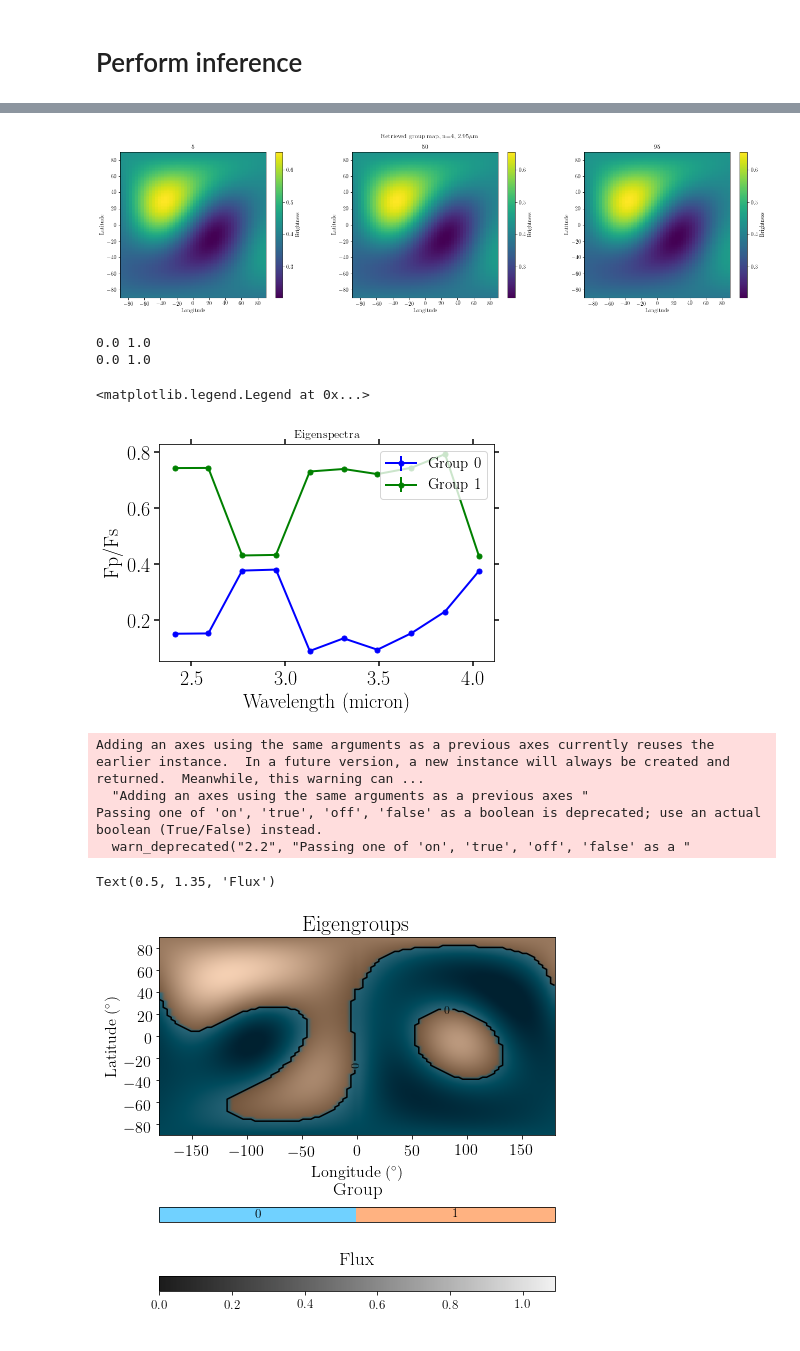
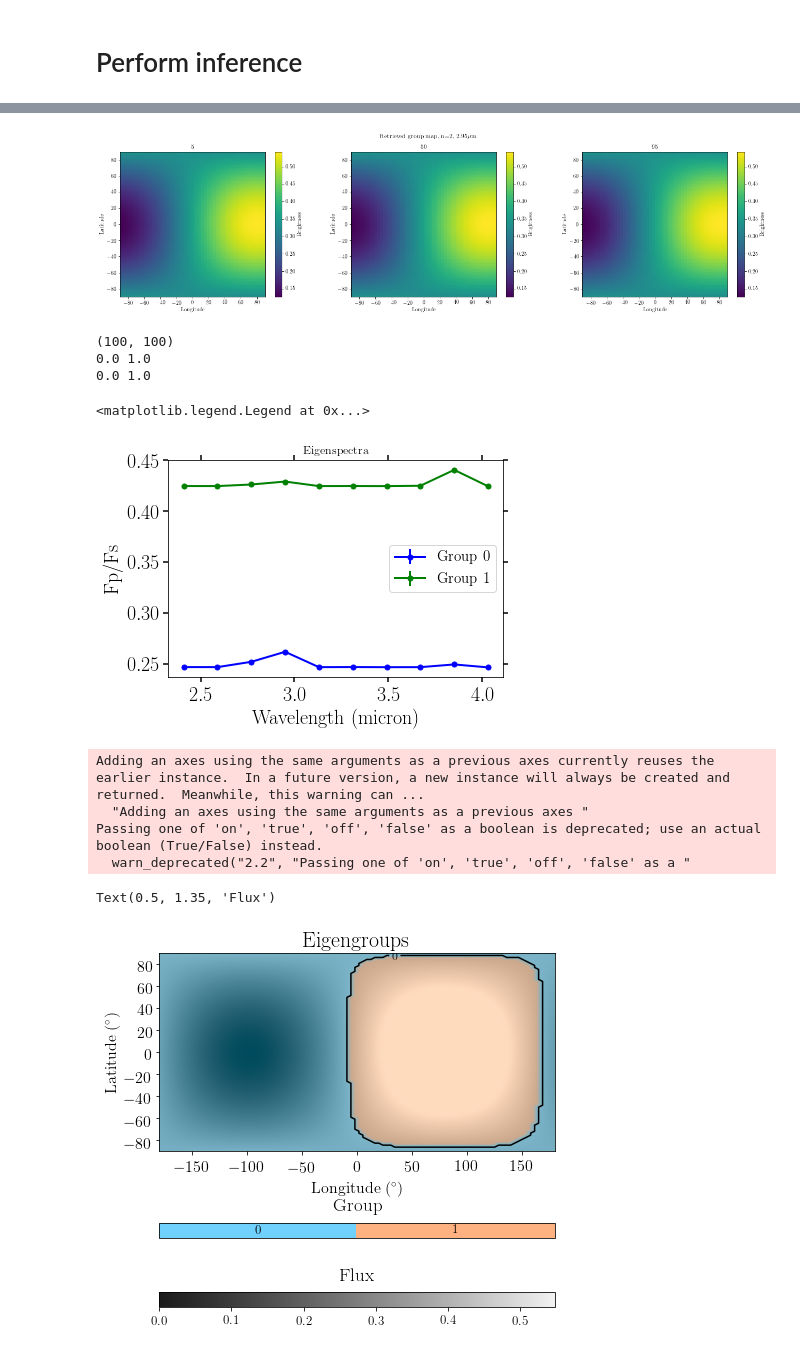
Before and after one commit to multidworlds/eigenspectra, a Jupyter notebook: master_spidermanalltheway.ipynb, the cells around one changed output, grey strips where cells are left out. Cells and saved outputs as stored; diff of their text form; code cells hidden in the pictures.

Commit message:
changes to keep kmeans on dayside only

```diff
--- a/master_spidermanalltheway.ipynb
+++ b/master_spidermanalltheway.ipynb
@@ -134,7 +134,7 @@ show_orig_map(lamhr, spaxels);
 # %% [markdown]
 # Generate new input lightcurves
 # %%
-model_name = "quadrants_megantest"
+model_name = "hemis_vert_nofix"
 
 # Generate the multi-wavelength eclipse lightcurves using starry
 time, lam, dlam, lcurves = gen_lightcurves.create_lightcurves_with_starry(lamhr, spaxels,
@@ -272,20 +306,11 @@ def all_sph_degrees(waveInd=5):
         get_map_and_plot(waveInd=waveInd,degree=oneDegree)
 # %%
 dataDir='data/sph_harmonic_coefficients_full_samples/'+model_name+'/'
-waves, lats, lons = get_map_and_plot(waveInd=3,degree=4,dataDir=dataDir) #FINDME: using a different waveInd will show maps at a different wavelength; using a different degree will show a fit with a different number of spherical harmonics
+waves, lats, lons = get_map_and_plot(waveInd=3,degree=2,dataDir=dataDir) #FINDME: using a different waveInd will show maps at a different wavelength; using a different degree will show a fit with a different number of spherical harmonics
 #print(np.min(lats),np.max(lats),np.min(lons),np.min(lons))
 #print(lats)
-# tmp = np.load("{}spherearray_deg_{}.npz".format(dataDir,3))
-# outDictionary = tmp['arr_0'].tolist()
-# samples = outDictionary['spherical coefficients']
-# waves = outDictionary['wavelength (um)']
-# inputArr = np.zeros([len(waves),samples.shape[1]+1])
-# print(np.shape(samples),np.shape(samples[0]),np.shape(waves),np.shape(inputArr))
-# inputArr[:,0] = waves
-# inputArr[:,1:] = samples[0].transpose()
-# print(samples[0,:,1])
 # %% [output]
-[figure, old version]
+[figure, new version]
 # %%
 def find_groups(dataDir,ngroups=4,degree=2,
                 londim=100, latdim=100,
@@ -346,7 +409,7 @@ def find_groups(dataDir,ngroups=4,degree=2,
         eigenspectra_draws_final, kgroup_draws_final = eigenspectra_draws, kgroup_draws
     return eigenspectra_draws_final, kgroup_draws_final, maps
 # %%
-degree=4 #FINDME: change this to investigate fits with different numbers of spherical harmonics
+degree=2 #FINDME: change this to investigate fits with different numbers of spherical harmonics
 ngroups=2 #FINDME: change ngroups to cluster the data into a different number of eigengroups
 eigenspectra_draws, kgroup_draws, maps = find_groups(dataDir,degree=degree,trySamples=200,ngroups=ngroups)
 #print(kgroup_draws)
@@ -355,6 +418,8 @@ eigenspectra_draws, kgroup_draws, maps = find_groups(dataDir,degree=degree,trySa
 eigenspectra = np.mean(eigenspectra_draws, axis=0)
 eigenerrs = np.std(eigenspectra_draws, axis=0)
 kgroups = np.mean(kgroup_draws, axis=0)
+print(np.shape(kgroups))
+#waves=np.array([2.41,2.59,2.77,2.95,3.13,3.31,3.49,3.67,3.85,4.03])
 #print(kgroups)
 test=np.around(kgroups,decimals=0)
 print(np.min(kgroups),np.max(kgroups))
@@ -372,12 +437,14 @@ p.legend(fontsize=15)
 #p.show()
 #p.savefig('plots/eigenmap_and_spec/'+'quadrant_spectra_deg6_2groups_error_bars.pdf',bbox_inches='tight')
 # %% [output]
+(100, 100)
 0.0 1.0
 0.0 1.0
 <matplotlib.legend.Legend at 0x...>
-[figure, old version]
+[figure, new version]
 # %%
-full_extent = np.array([np.min(lons),np.max(lons),np.min(lats),np.max(lats)])/np.pi*180
+#full_extent = np.array([np.min(lons),np.max(lons),np.min(lats),np.max(lats)])/np.pi*180 #for full map
+full_extent = np.array([-90.,90.,-90.,90.]) #for dayside only
 # londim, latdim = np.shape(maps)[1:]
 
 maps_mean = np.average(maps, axis=0)
@@ -386,11 +453,13 @@ maps_error = np.std(maps, axis=0)
 cmap = cc.cm['isolum']
 cmap_grey = cc.cm['linear_grey_10_95_c0']
 # norm = Normalize(vmin=np.min(maps_mean), vmax=np.max(maps_mean))
+londim=100
 # %%
 p.figure(figsize=(10,6.5))
 p.title('Eigengroups', fontsize=22)
 kround=np.around(kgroups)
-
+contlons=lons[:,londim//4:-londim//4]
+contlats=lats[:,londim//4:-londim//4]
 
 group_map = generate_map2d(hue_quantity=kround,
                            lightness_quantity=maps_mean,
@@ -398,7 +467,7 @@ group_map = generate_map2d(hue_quantity=kround,
                            scale_min=10,
                            scale_max=90)
 p.imshow(group_map, extent=full_extent, interpolation='gaussian')
-CS = p.contour(lons/np.pi*180, -lats/np.pi*180, kround,
+CS = p.contour(contlons/np.pi*180, -contlats/np.pi*180, kround,
                levels=np.arange(ngroups), colors='k', linestyles=['solid', 'dashed', 'dotted'])
 
 p.clabel(CS, inline=1, fmt='%1.0f', fontsize=12)
@@ -414,34 +483,34 @@ scalarMap_group = cm.ScalarMappable(norm=cNorm_group, cmap=cmap_group)
 
 cmap_flux = cmap_grey
 cNorm_flux  = Normalize(vmin=0, vmax=np.nanmax(maps_mean))
 scalarMap_flux = cm.ScalarMappable(norm=cNorm_flux, cmap=cmap_flux)
 
 bounds = np.linspace(-0.5, ngroups-0.5, ngroups+1)
 norm_group = BoundaryNorm(bounds, cmap_group.N)
 
 divider = make_axes_locatable(p.axes())
 ax2 = divider.append_axes("bottom", size="7.5%", pad=1)
 cb = colorbar.ColorbarBase(ax2, cmap=cmap_group, norm=norm_group, spacing="proportional", orientation='horizontal', ticks=np.arange(0, ngroups, 1), boundaries=bounds)
 cb.ax.xaxis.set_minor_formatter(FormatStrFormatter('%.1g'))
 cb.ax.tick_params(axis='x', labelsize=13)
 cb.ax.tick_params(axis='x', direction='inout',  top='off', bottom='off',
                   labeltop='on', labelbottom='off', labelsize=13, pad=-15)
 cb.ax.set_title('Group', y=1.35, fontsize=19)
 
 ax3 = divider.append_axes("bottom", size="7.5%", pad=0.75)
 cb = colorbar.ColorbarBase(ax3, cmap=cmap_flux, norm=cNorm_flux, orientation='horizontal')
 cb.ax.tick_params(axis='x', labelsize=13)
 cb.ax.set_title('Flux', y=1.35, fontsize=19)
 
 #for filetype in ['png', 'pdf']:
 #    p.savefig('HUEgroup_LUMflux_quadrant_deg6_group4.{}'.format(filetype), dpi=300, bbox_inches='tight')
 # %% [output]
 Adding an axes using the same arguments as a previous axes currently reuses the earlier instance.  In a future version, a new instance will always be created and returned.  Meanwhile, this warning can ...
   "Adding an axes using the same arguments as a previous axes "
 Passing one of 'on', 'true', 'off', 'false' as a boolean is deprecated; use an actual boolean (True/False) instead.
   warn_deprecated("2.2", "Passing one of 'on', 'true', 'off', 'false' as a "
 Text(0.5, 1.35, 'Flux')
-[figure, old version]
+[figure, new version]
 # %%
 p.figure(figsize=(10,6.5))
 p.title('Flux', fontsize=22)
```
Also changed, not shown: parts of 5 cells of this notebook, 1 other file.
